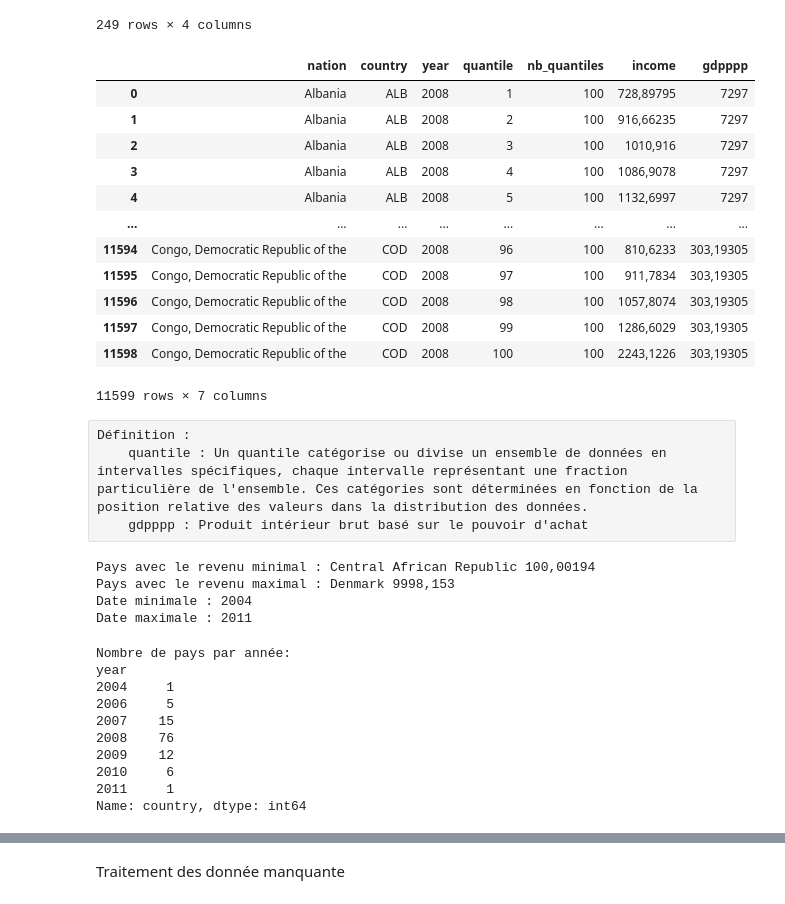
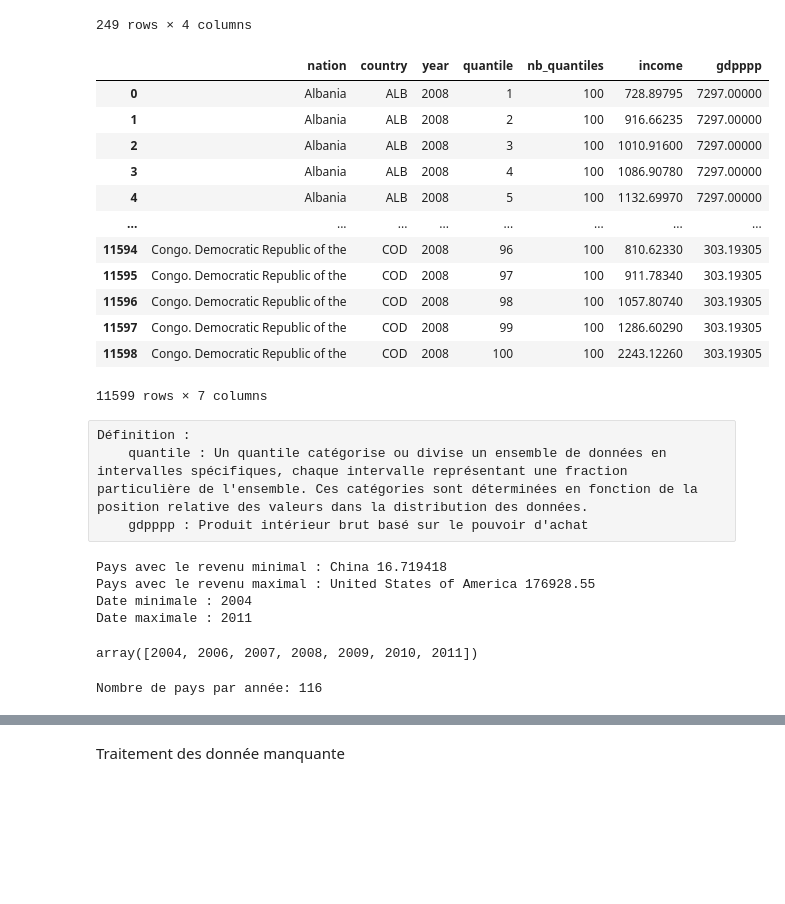
Before and after one commit to yassineBenHassoun/data-analysis-income-predict, a Jupyter notebook: app/jupyter/resources/project/mission_0_nettoyageData.ipynb, the cells around one changed output, grey strips where cells are left out. Cells and saved outputs as stored; diff of their text form; code cells hidden in the pictures; blank space fills up the shorter version.

```diff
--- a/app/jupyter/resources/project/mission_0_nettoyageData.ipynb
+++ b/app/jupyter/resources/project/mission_0_nettoyageData.ipynb
@@ -33,6 +33,6 @@ revenuMondial
 # %%
-isoPath = 'https://raw.githubusercontent.com/lukes/ISO-3166-Countries-with-Regional-Codes/master/all/all.csv'
-codes = pd.readr_csv(isoPath)
+isoUri = 'https://raw.githubusercontent.com/lukes/ISO-3166-Countries-with-Regional-Codes/master/all/all.csv'
+codes = pd.read_csv(isoUri)
 countryCodes = codes[['name','alpha-3', 'region', 'sub-region']]
 countryCodes = countryCodes.rename(columns={"alpha-3":"iso"})
 countryCodes
@@ -53,23 +53,27 @@ countryCodes
 # %%
 merged_df = pd.merge(revenuMondial, countryCodes, left_on='country', right_on='iso', how='left')
 incomes = merged_df[['name','country', 'year_survey', 'quantile','nb_quantiles','income','gdpppp']]
 incomes = incomes.rename(columns={"name":"nation"})
 incomes = incomes.rename(columns={"year_survey":"year"})
 incomesStatus = incomes.copy()
-incomes
+incomesStatus.replace(',', '.', regex=True, inplace=True)
+incomesStatus['income'] = incomesStatus['income'].astype(float)
+incomesStatus['gdpppp'] = incomesStatus['gdpppp'].astype(float)
+incomesStatus['year'] = incomesStatus['year'].astype(int)
+incomesStatus
 # %% [output]
 |  | nation | country | year | quantile | nb_quantiles | income | gdpppp |
-| 0 | Albania | ALB | 2008 | 1 | 100 | 728,89795 | 7297 |
-| 1 | Albania | ALB | 2008 | 2 | 100 | 916,66235 | 7297 |
-| 2 | Albania | ALB | 2008 | 3 | 100 | 1010,916 | 7297 |
-| 3 | Albania | ALB | 2008 | 4 | 100 | 1086,9078 | 7297 |
-| 4 | Albania | ALB | 2008 | 5 | 100 | 1132,6997 | 7297 |
+| 0 | Albania | ALB | 2008 | 1 | 100 | 728.89795 | 7297.00000 |
+| 1 | Albania | ALB | 2008 | 2 | 100 | 916.66235 | 7297.00000 |
+| 2 | Albania | ALB | 2008 | 3 | 100 | 1010.91600 | 7297.00000 |
+| 3 | Albania | ALB | 2008 | 4 | 100 | 1086.90780 | 7297.00000 |
+| 4 | Albania | ALB | 2008 | 5 | 100 | 1132.69970 | 7297.00000 |
 | ... | ... | ... | ... | ... | ... | ... | ... |
-| 11594 | Congo, Democratic Republic of the | COD | 2008 | 96 | 100 | 810,6233 | 303,19305 |
-| 11595 | Congo, Democratic Republic of the | COD | 2008 | 97 | 100 | 911,7834 | 303,19305 |
-| 11596 | Congo, Democratic Republic of the | COD | 2008 | 98 | 100 | 1057,8074 | 303,19305 |
-| 11597 | Congo, Democratic Republic of the | COD | 2008 | 99 | 100 | 1286,6029 | 303,19305 |
-| 11598 | Congo, Democratic Republic of the | COD | 2008 | 100 | 100 | 2243,1226 | 303,19305 |
+| 11594 | Congo. Democratic Republic of the | COD | 2008 | 96 | 100 | 810.62330 | 303.19305 |
+| 11595 | Congo. Democratic Republic of the | COD | 2008 | 97 | 100 | 911.78340 | 303.19305 |
+| 11596 | Congo. Democratic Republic of the | COD | 2008 | 98 | 100 | 1057.80740 | 303.19305 |
+| 11597 | Congo. Democratic Republic of the | COD | 2008 | 99 | 100 | 1286.60290 | 303.19305 |
+| 11598 | Congo. Democratic Republic of the | COD | 2008 | 100 | 100 | 2243.12260 | 303.19305 |
 11599 rows × 7 columns
 # %%
 # Information dataFrame
@@ -102,22 +106,16 @@ print(f"Pays avec le revenu maximal : {countryMaxIncome} {incomeMax}")
 print(f"Date minimale : {date_min}")
 print(f"Date maximale : {date_max}")
 # %% [output]
-Pays avec le revenu minimal : Central African Republic 100,00194
-Pays avec le revenu maximal : Denmark 9998,153
+Pays avec le revenu minimal : China 16.719418
+Pays avec le revenu maximal : United States of America 176928.55
 Date minimale : 2004
 Date maximale : 2011
+# %%
+incomesStatus['year'].sort_values(ascending=True).unique()
+# %% [output]
+array([2004, 2006, 2007, 2008, 2009, 2010, 2011])
 # %%
-num_countries_by_year = incomesStatus.groupby('year')['country'].nunique()
-print("Nombre de pays par année:")
-print(num_countries_by_year)
+nombrePays = incomesStatus['country'].nunique()
+print(f"Nombre de pays par année: {nombrePays}")
 # %% [output]
-Nombre de pays par année:
-year
-2004     1
-2006     5
-2007    15
-2008    76
-2009    12
-2010     6
-2011     1
-Name: country, dtype: int64
+Nombre de pays par année: 116
```
Also changed, not shown: parts of 59 cells of this notebook, 2 other files.
